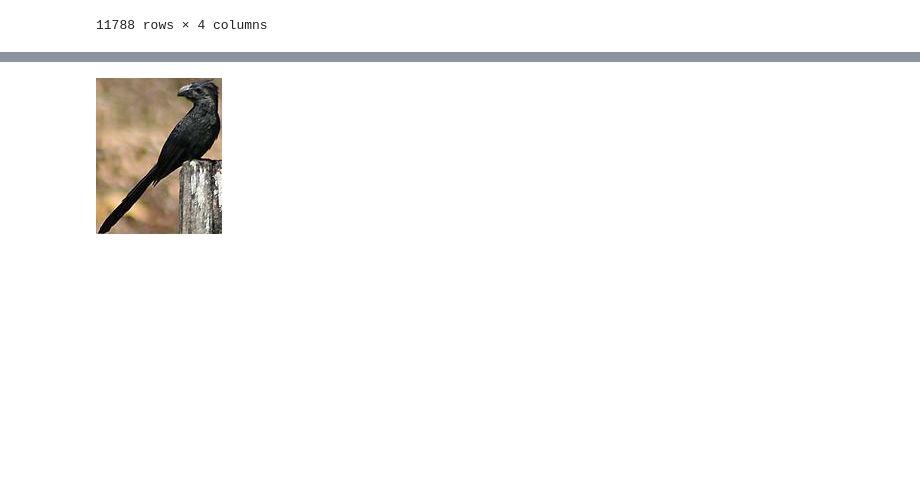
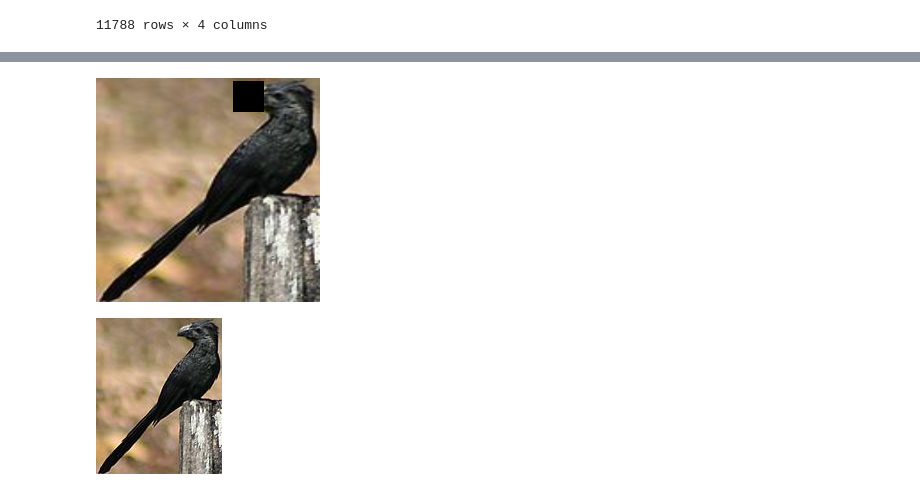
Before and after one commit to zijizhu/cbm-loc-enhance, a Jupyter notebook: Patch_Drop.ipynb, the cells around one changed output, grey strips where cells are left out. Saved outputs shown, nothing was run; the diff lists cells and outputs as text; code cells hidden in the pictures; blank space fills up the shorter version.

Commit message:
patch drop experiments WIP

```diff
--- a/Patch_Drop.ipynb
+++ b/Patch_Drop.ipynb
@@ -70,6 +131,8 @@ bbox_df
 # %%
-img_id = 200
-keypoints = keypoints_df.loc[
+img_id, drop_attribute_idx, crop_size = 200, 0, 30
+crop_w = crop_h = crop_size
+
+sample_keypoints = keypoints_df.loc[
     (keypoints_df.index == img_id) &
     (keypoints_df["x"] != 0) &
     (keypoints_df["y"] != 0)
@@ -77,8 +140,33 @@ keypoints = keypoints_df.loc[
 raw_img = Image.open(dataset_root / "CUB_200_2011" / "images" / images_df.iloc[img_id]["path"])
 raw_w, raw_h = raw_img.size
 object_x, object_y, object_w, object_h = tuple(bbox_df.iloc[img_id][["x", "y", "w", "h"]])
-img_keypoints = tv_tensors.KeyPoints(keypoints[["x", "y"]].to_numpy(), canvas_size=(raw_h, raw_w))
-img_keypoints_transformed = v2.functional.crop(img_keypoints, top=object_y, left=object_x, height=object_h, width=object_w)
+
+# Locate the part keypoints of the attribute, then apply crop and resize transforms on them
+part_indices = set(sample_keypoints['part_idx']) and set(attr_id2part_indices[drop_attribute_idx])
+part_cxcy = sample_keypoints.loc[sample_keypoints["part_idx"].isin(part_indices)][["x", "y"]].to_numpy()
+part_cxcy_pt = tv_tensors.KeyPoints(part_cxcy, canvas_size=(raw_h, raw_w))
+part_cxcy_transformed = v2.functional.crop(part_cxcy_pt, top=object_y, left=object_x, height=object_h, width=object_w)
+part_cxcy_transformed = v2.functional.resize(part_cxcy_transformed, [224, 224])
+
+im = Image.open(dataset_root / "cub200_cropped" / "test_cropped" / images_df.iloc[img_id]["path"])
+im = v2.functional.resize(im, [224, 224])
+
+transforms = v2.Compose([
+    v2.ToImage(),
+    v2.ToDtype(torch.float32, scale=True),
+    v2.Normalize((0.485,0.456,0.406,),(0.229,0.224,0.225,),),
+])
+
+draw = ImageDraw.Draw(im)
+for kp in part_cxcy_transformed:
+    draw.rectangle(xy=[(kp - crop_size // 2).tolist(), (kp + crop_size // 2).tolist()], fill="black")
+    break
+
+im_pt = transforms(im)
+# %%
+im
+# %% [output]
+[figure, added]
 # %%
 cropped_img = Image.open(dataset_root / "cub200_cropped" / "test_cropped" / images_df.iloc[img_id]["path"])
 cropped_img
```
Also changed, not shown: parts of 8 cells of this notebook.
